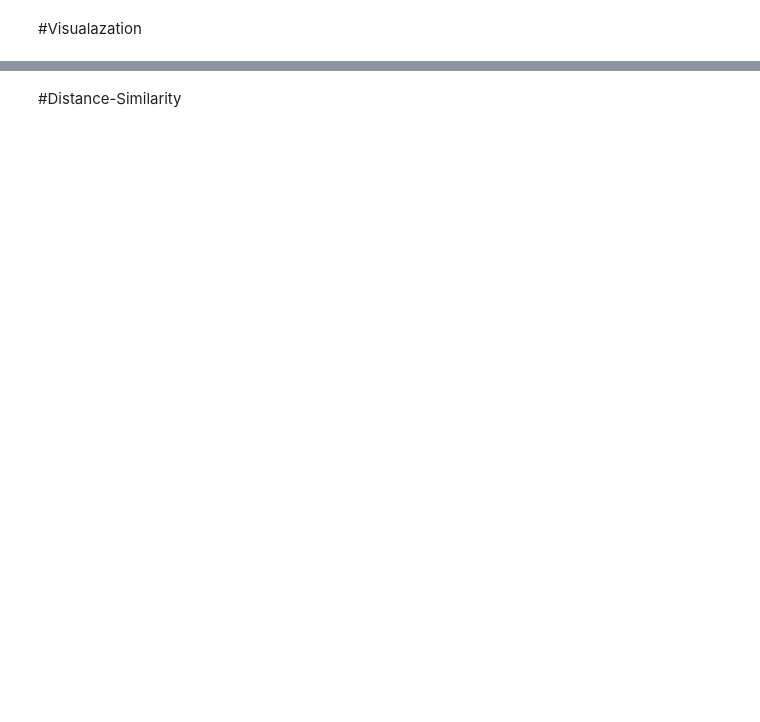
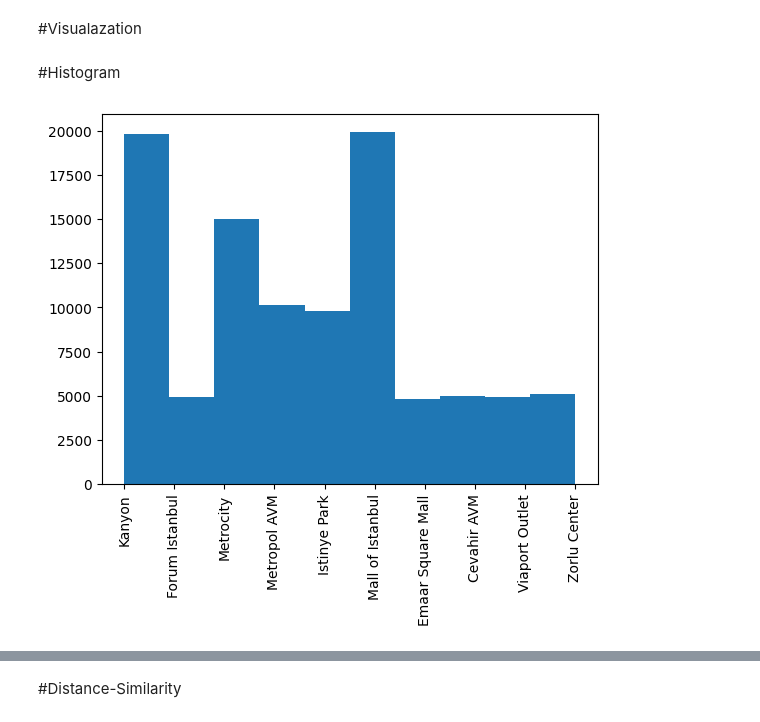
Before and after one commit to thanaphornkanking/BSC_DPDM23, a Jupyter notebook: Understanding_Data.ipynb, the cells around one changed output, grey strips where cells are left out. Drawn from its saved outputs; the diff is of its cells as text; code cells hidden in the pictures; blank space fills up the shorter version.

```diff
--- a/Understanding_Data.ipynb
+++ b/Understanding_Data.ipynb
@@ -70,0 +125,7 @@ data_from_gsheets.describe()
+# %% [markdown]
+#Histogram
+# %%
+plt.hist(shopping_data['shopping_mall'])
+tickhist = plt.xticks(rotation='vertical');
+# %% [output]
+[figure, added]
```
Also changed, not shown: parts of 51 cells of this notebook.
